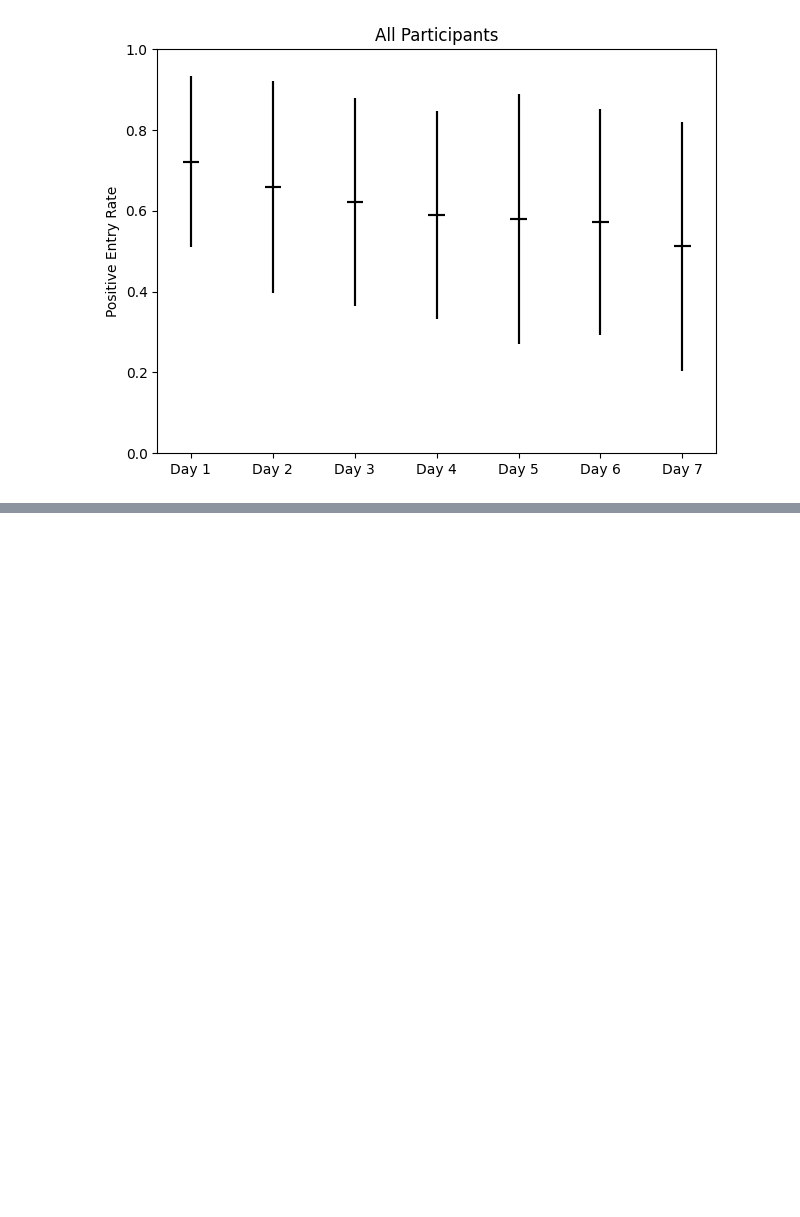
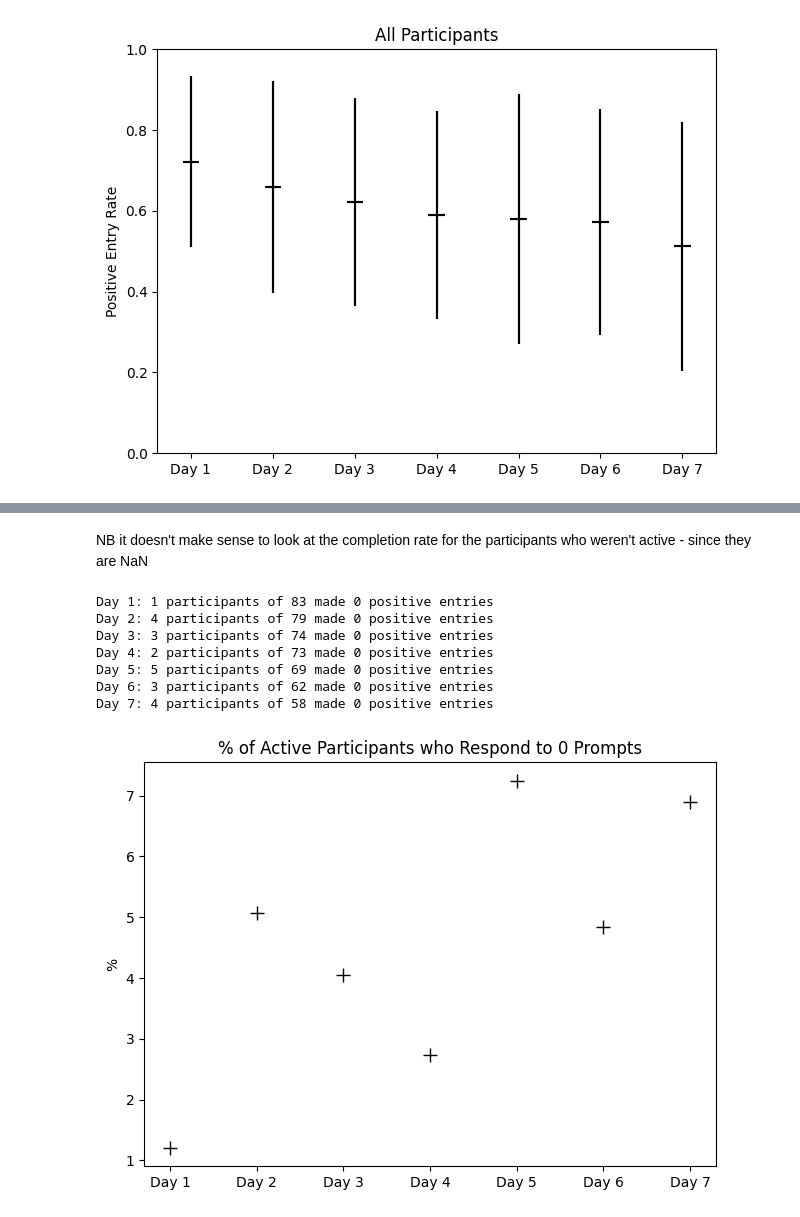
Before and after one commit to JGIBristol/seaco_smartwatch_paper, a Jupyter notebook: quantitative.ipynb, the cells around one changed output, grey strips where cells are left out. Saved outputs shown, nothing was run; the diff lists cells and outputs as text; code cells hidden in the pictures; blank space fills up the shorter version.

```diff
--- a/quantitative.ipynb
+++ b/quantitative.ipynb
@@ -308,22 +309,18 @@ Completion rate
 
 """
 
-completion_rate = n_positive / n_entries
-
 fig, axis = plt.subplots()
 
-all_positive_rate = []
-all_positive_rate_std = []
-for rate, day in zip(completion_rate.T, d):
+# Iterate over each day
+for rate, day in zip((n_positive / n_entries).T, d):
+    # Keep only the non-NaN fractions
     rate = rate[~np.isnan(rate)]
 
     mean = np.mean(rate)
     std = np.std(rate)
 
+    # Plot, using a small xerr to get a + shaped marker
     axis.errorbar([day, day], [mean, mean], yerr=std, xerr=0.1, fmt="k-")
-
-    all_positive_rate.append(mean)
-    all_positive_rate_std.append(std)
 
 
 axis.set_xticks(d, days)
@@ -385,0 +336,41 @@ Number of participants who made 0 positive entries
+# %% [markdown]
+NB it doesn't make sense to look at the completion rate for the participants who weren't active - since they are NaN
+# %%
+"""
+Number of active participants who made 0 positive entries
+
+"""
+
+fig, axis = plt.subplots()
+
+counts = []
+totals = []
+for n, day in zip(n_positive.T, d):
+    # Find active participants
+    active = n_days_active - day >= 0
+    n = n[active]
+
+    counts.append(np.sum(n == 0))
+    totals.append(len(n))
+
+    # Find the number of participants who made 0 positive entries
+    print(
+        f"Day {day}: {np.sum(n == 0)} participants of {len(n)} made 0 positive entries"
+    )
+
+axis.plot(d, [100 * c / t for c, t in zip(counts, totals)], "k+", markersize=10)
+axis.set_xticks(d, days)
+axis.set_ylabel("%")
+axis.set_title("% of Active Participants who Respond to 0 Prompts")
+
+fig.tight_layout()
+fig.savefig(f"{img_dir}/n_active_0_positive.png")
+# %% [output]
+Day 1: 1 participants of 83 made 0 positive entries
+Day 2: 4 participants of 79 made 0 positive entries
+Day 3: 3 participants of 74 made 0 positive entries
+Day 4: 2 participants of 73 made 0 positive entries
+Day 5: 5 participants of 69 made 0 positive entries
+Day 6: 3 participants of 62 made 0 positive entries
+Day 7: 4 participants of 58 made 0 positive entries
+[figure, added]
```
Also changed, not shown: parts of 3 cells of this notebook.
